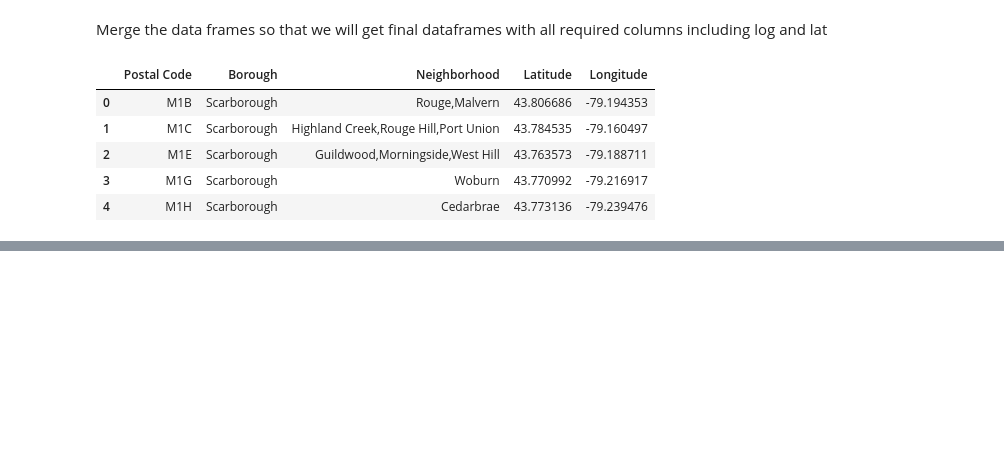
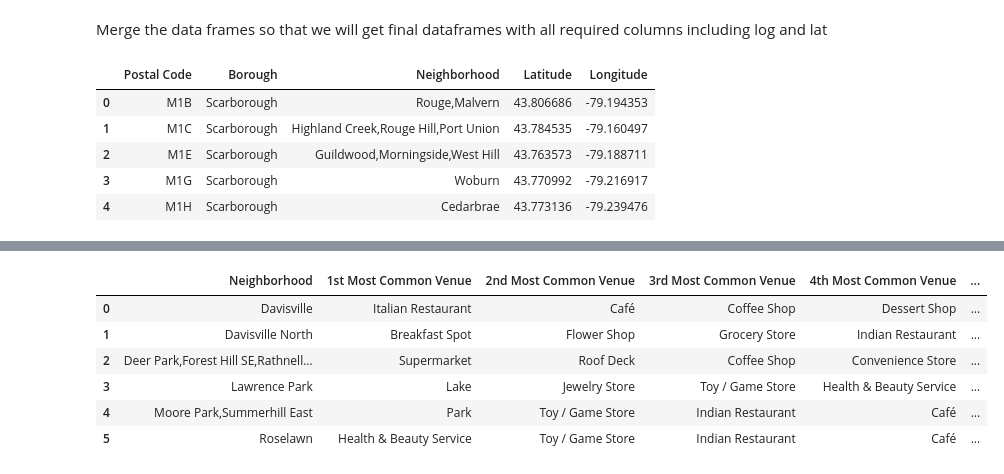
Before and after one commit to byogi06/Coursera_Capstone_Project, a Jupyter notebook: Data Science Capstone- Week 3 Assignment.ipynb, the cells around one changed output, grey strips where cells are left out. Drawn from its saved outputs; the diff is of its cells as text; code cells hidden in the pictures; blank space fills up the shorter version.

```diff
--- a/Data Science Capstone- Week 3 Assignment.ipynb
+++ b/Data Science Capstone- Week 3 Assignment.ipynb
@@ -90,0 +280,42 @@ df_p.head()
+# %%
+import numpy as np
+
+East_Toronto_onehot.shape
+East_Toronto_grouped = East_Toronto_onehot.groupby('Neighborhood').mean().reset_index()
+East_Toronto_grouped.head()
+East_Toronto_grouped.shape
+
+def return_most_common_venues(row, num_top_venues):
+    row_categories = row.iloc[1:]
+    row_categories_sorted = row_categories.sort_values(ascending=False)
+
+    return row_categories_sorted.index.values[0:num_top_venues]
+
+num_top_venues = 10
+
+indicators = ['st', 'nd', 'rd']
+
+# create columns according to number of top venues
+columns = ['Neighborhood']
+for ind in np.arange(num_top_venues):
+    try:
+        columns.append('{}{} Most Common Venue'.format(ind+1, indicators[ind]))
+    except:
+        columns.append('{}th Most Common Venue'.format(ind+1))
+
+# create a new dataframe
+neighborhoods_venues_sorted = pd.DataFrame(columns=columns)
+neighborhoods_venues_sorted['Neighborhood'] = East_Toronto_grouped['Neighborhood']
+
+for ind in np.arange(East_Toronto_grouped.shape[0]):
+    neighborhoods_venues_sorted.iloc[ind, 1:] = return_most_common_venues(East_Toronto_grouped.iloc[ind, :], num_top_venues)
+
+neighborhoods_venues_sorted
+# %% [output]
+|  | Neighborhood | 1st Most Common Venue | 2nd Most Common Venue | 3rd Most Common Venue | 4th Most Common Venue | ... |
+| 0 | Davisville | Italian Restaurant | Café | Coffee Shop | Dessert Shop | ... |
+| 1 | Davisville North | Breakfast Spot | Flower Shop | Grocery Store | Indian Restaurant | ... |
+| 2 | Deer Park,Forest Hill SE,Rathnell... | Supermarket | Roof Deck | Coffee Shop | Convenience Store | ... |
+| 3 | Lawrence Park | Lake | Jewelry Store | Toy / Game Store | Health & Beauty Service | ... |
+| 4 | Moore Park,Summerhill East | Park | Toy / Game Store | Indian Restaurant | Café | ... |
+| 5 | Roselawn | Health & Beauty Service | Toy / Game Store | Indian Restaurant | Café | ... |
```
Also changed, not shown: parts of 12 cells of this notebook.
